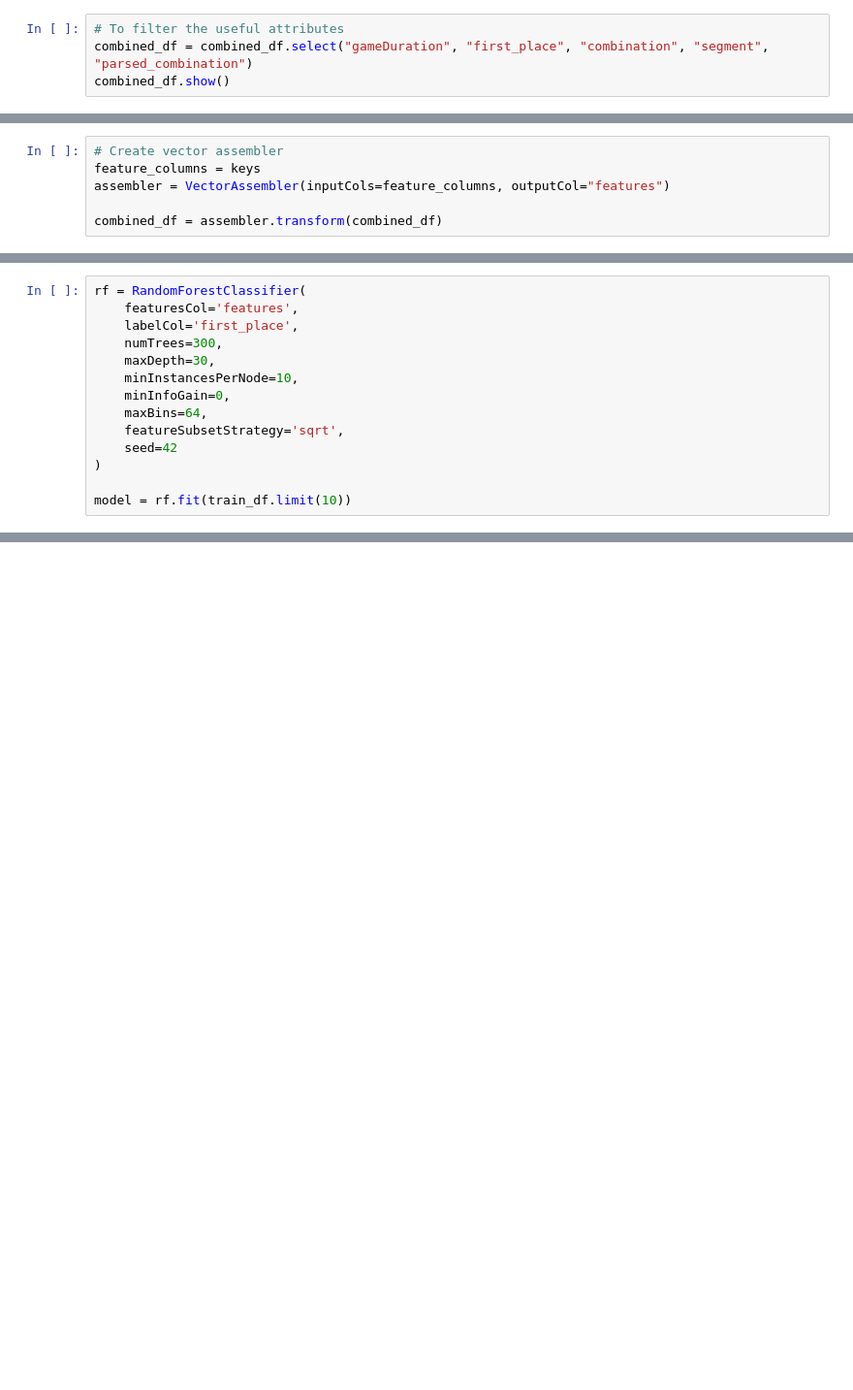
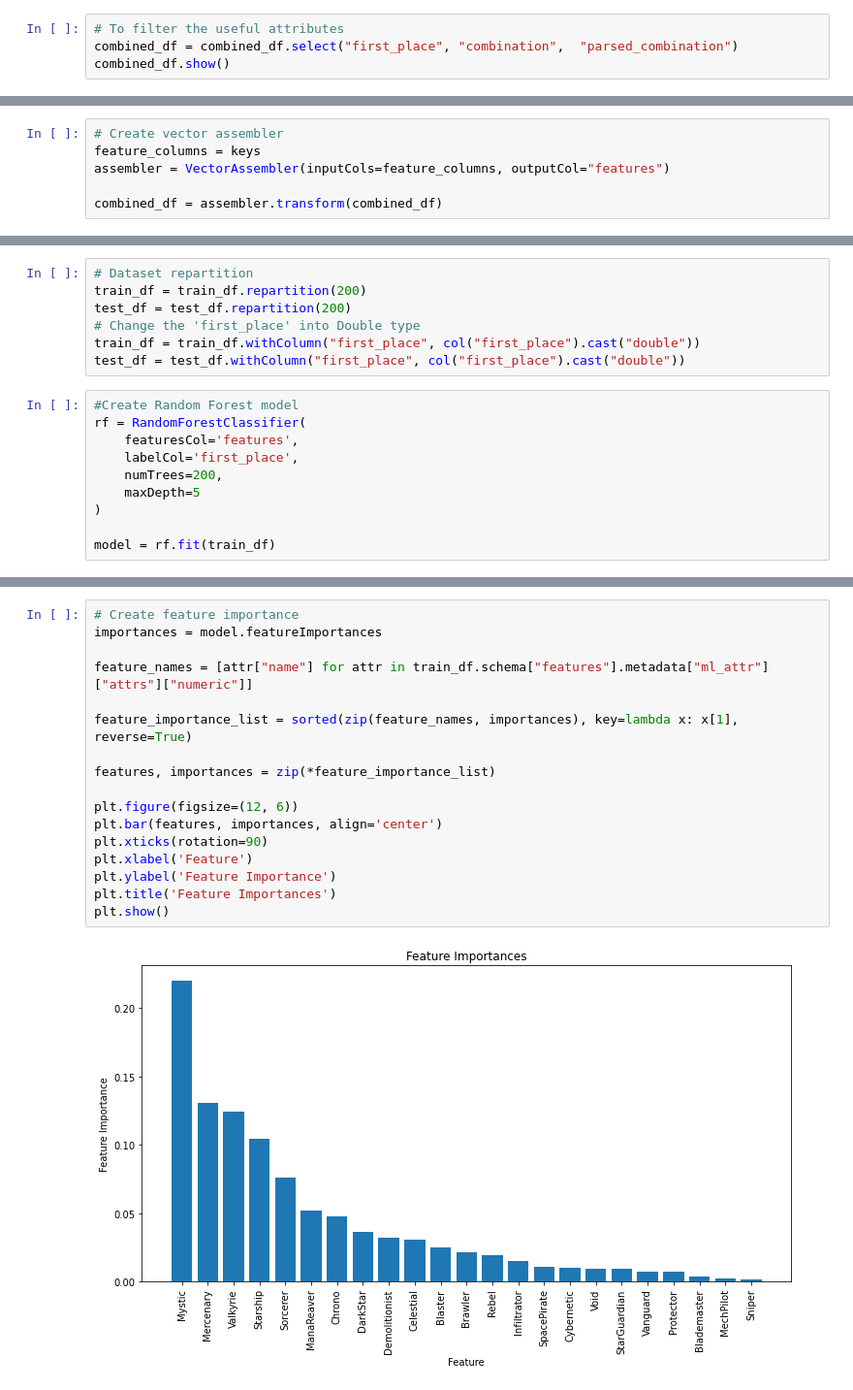
Before and after one commit to yxx10101/INFOSYS722, a Jupyter notebook: I4.ipynb, the cells around one changed output, grey strips where cells are left out. Shown at 97% size. Cells and saved outputs as stored; diff of their text form; blank space fills up the shorter version.

```diff
--- a/I4.ipynb
+++ b/I4.ipynb
@@ -401,6 +406,6 @@ combined_df.select('Ranked', 'first_place').show()
 only showing top 20 rows
 # %%
 # To filter the useful attributes
-combined_df = combined_df.select("gameDuration", "first_place", "combination", "segment", "parsed_combination")
+combined_df = combined_df.select("first_place", "combination",  "parsed_combination")
 combined_df.show()
 # %% [output]
@@ -538,15 +541,18 @@ Test Dataset Count: 98991
+# %%
+# Dataset repartition
+train_df = train_df.repartition(200)
+test_df = test_df.repartition(200)
+# Change the 'first_place' into Double type
+train_df = train_df.withColumn("first_place", col("first_place").cast("double"))
+test_df = test_df.withColumn("first_place", col("first_place").cast("double"))
 # %%
+#Create Random Forest model
 rf = RandomForestClassifier(
     featuresCol='features',
     labelCol='first_place',
-    numTrees=300,
-    maxDepth=30,
-    minInstancesPerNode=10,
-    minInfoGain=0,
-    maxBins=64,
-    featureSubsetStrategy='sqrt',
-    seed=42
+    numTrees=200,
+    maxDepth=5
 )
 
-model = rf.fit(train_df.limit(10))
+model = rf.fit(train_df)
 # %% [output]
@@ -553,0 +604,19 @@ ConnectionRefusedError: [Errno 111] Connection refused
+# %%
+# Create feature importance
+importances = model.featureImportances
+
+feature_names = [attr["name"] for attr in train_df.schema["features"].metadata["ml_attr"]["attrs"]["numeric"]]
+
+feature_importance_list = sorted(zip(feature_names, importances), key=lambda x: x[1], reverse=True)
+
+features, importances = zip(*feature_importance_list)
+
+plt.figure(figsize=(12, 6))
+plt.bar(features, importances, align='center')
+plt.xticks(rotation=90)
+plt.xlabel('Feature')
+plt.ylabel('Feature Importance')
+plt.title('Feature Importances')
+plt.show()
+# %% [output]
+[figure, added]
```
Also changed, not shown: parts of 13 cells of this notebook.
